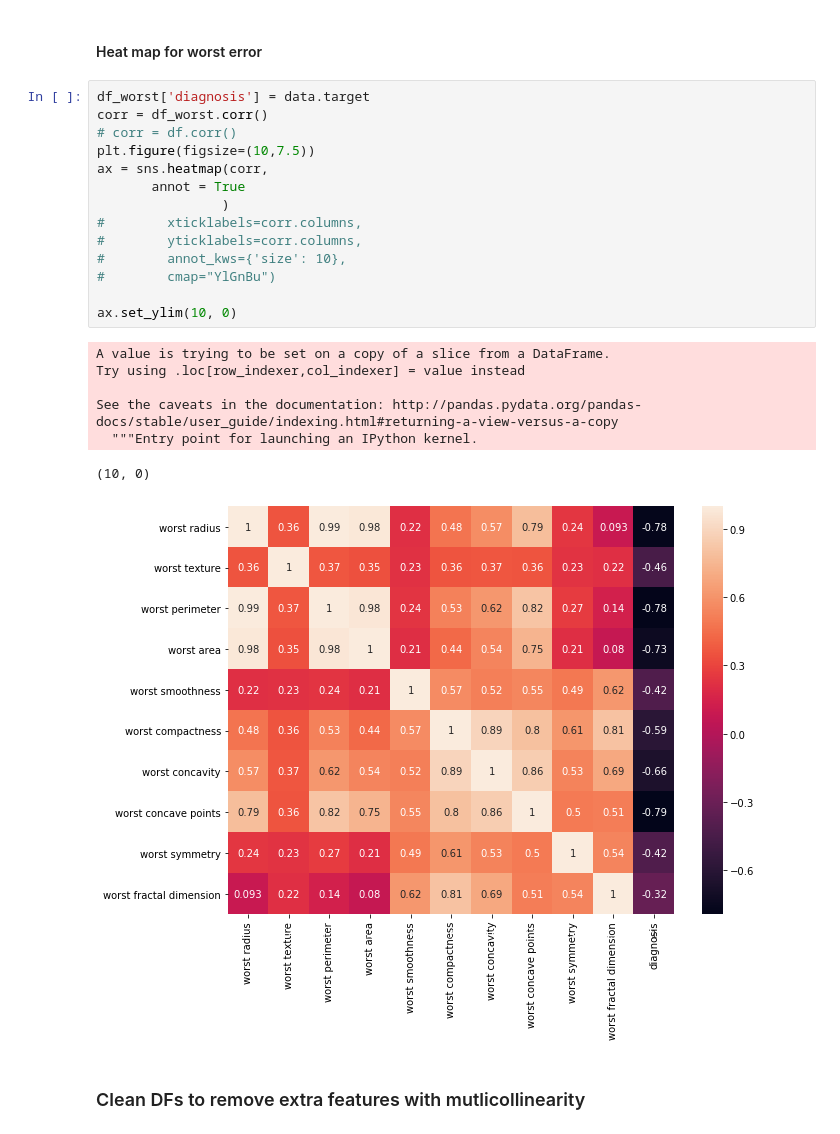
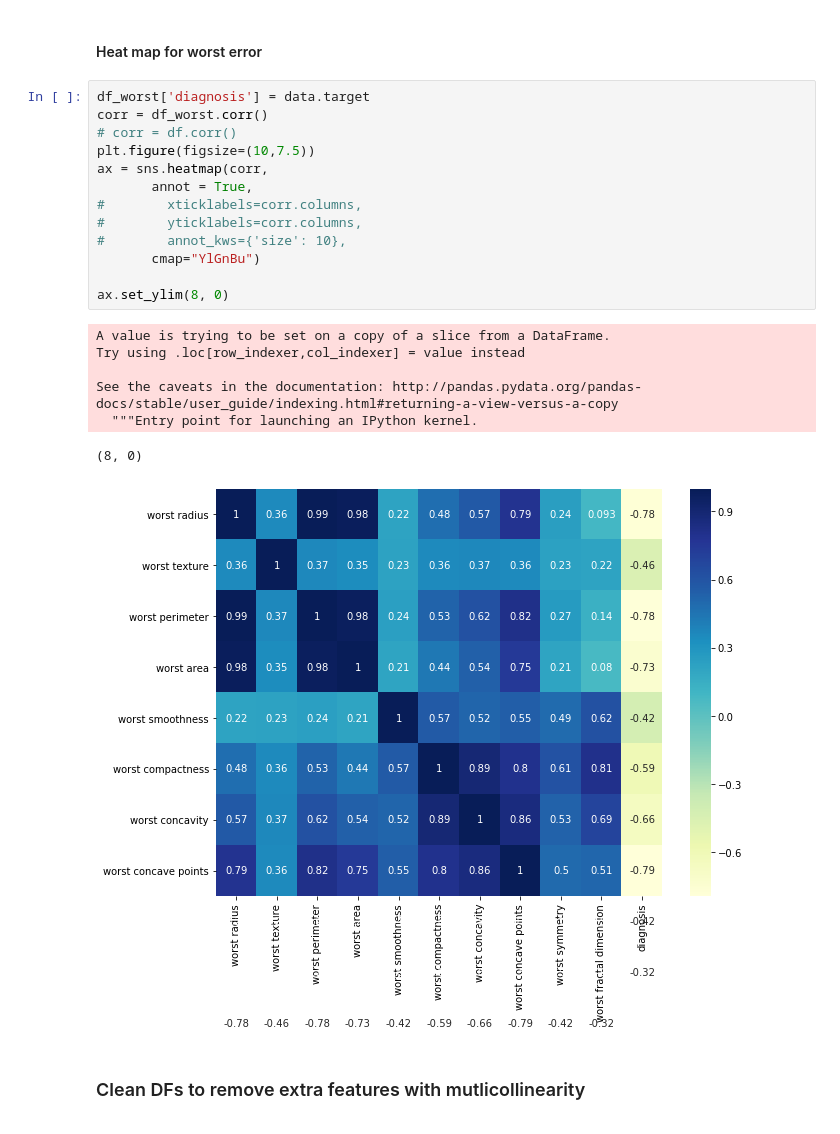
Before and after one commit to dmcg89/breast_cancer_data, a Jupyter notebook: breast_cancer.ipynb, the cells around one changed output. Cells and saved outputs as stored; diff of their text form.

```diff
--- a/breast_cancer.ipynb
+++ b/breast_cancer.ipynb
@@ -115,25 +104,24 @@ See the caveats in the documentation: http://pandas.pydata.org/pandas-docs/stabl
 # %%
 df_worst['diagnosis'] = data.target
 corr = df_worst.corr()
 # corr = df.corr()
 plt.figure(figsize=(10,7.5))
 ax = sns.heatmap(corr,
-       annot = True
-                )
+       annot = True,
 #        xticklabels=corr.columns,
 #        yticklabels=corr.columns,
 #        annot_kws={'size': 10},
-#        cmap="YlGnBu")
+       cmap="YlGnBu")
 
-ax.set_ylim(10, 0)
+ax.set_ylim(8, 0)
 # %% [output]
 A value is trying to be set on a copy of a slice from a DataFrame.
 Try using .loc[row_indexer,col_indexer] = value instead
 
 See the caveats in the documentation: http://pandas.pydata.org/pandas-docs/stable/user_guide/indexing.html#returning-a-view-versus-a-copy
   """Entry point for launching an IPython kernel.
-(10, 0)
+(8, 0)
-[figure, old version]
+[figure, new version]
 # %% [markdown]
 ###  Clean DFs to remove extra features with mutlicollinearity
 # %%
```
Also changed, not shown: parts of 15 cells of this notebook.
